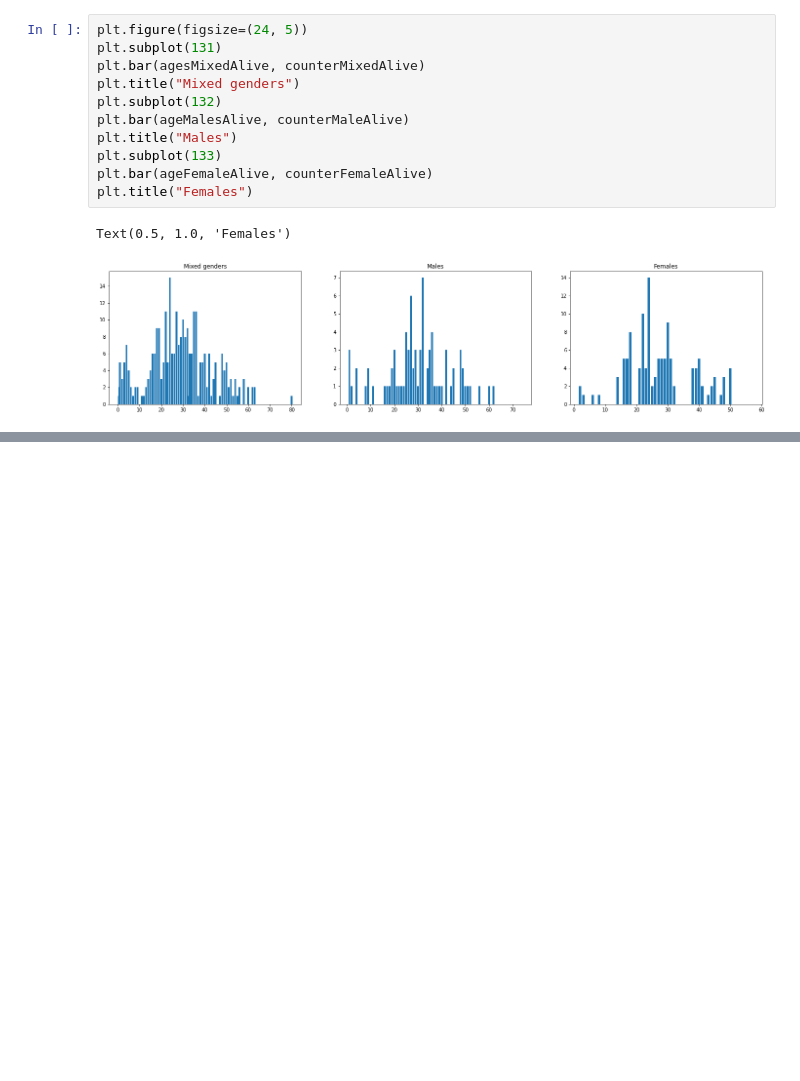
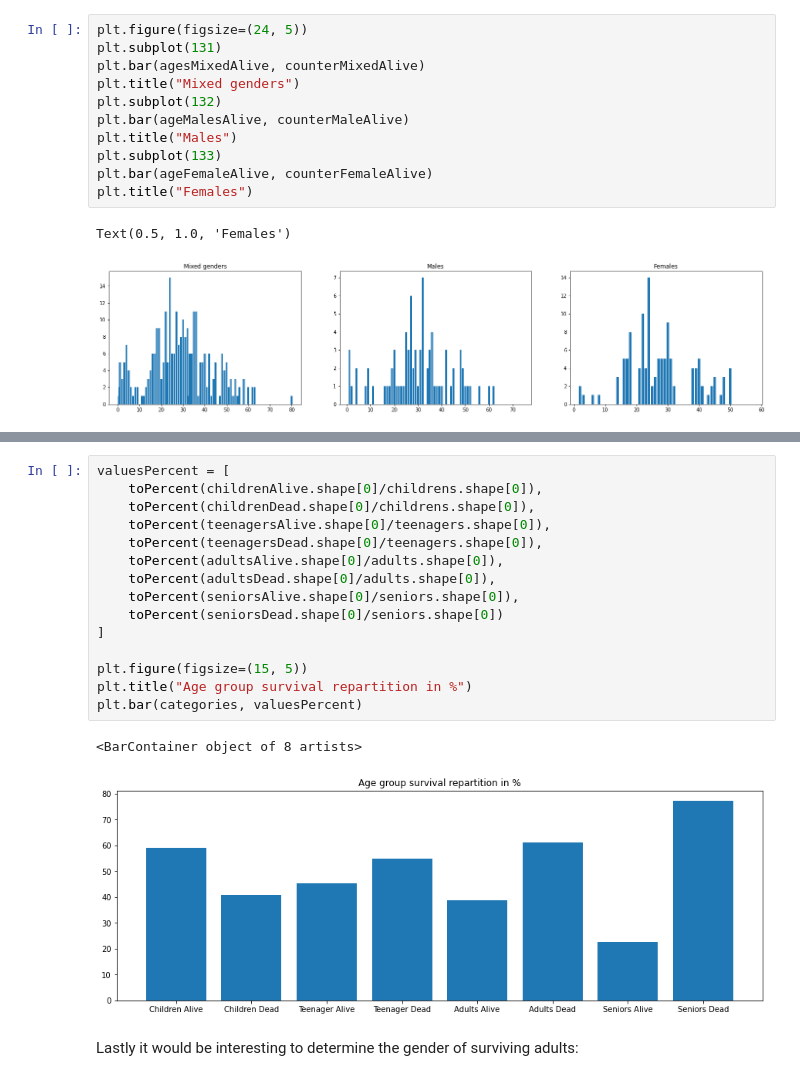
Before and after one commit to GeoffreyKarnbach/Titanic-Survival-Analysis, a Jupyter notebook: analyse.ipynb, the cells around one changed output, grey strips where cells are left out. Saved outputs shown, nothing was run; the diff lists cells and outputs as text; blank space fills up the shorter version.

```diff
--- a/analyse.ipynb
+++ b/analyse.ipynb
@@ -281,0 +357,20 @@ Text(0.5, 1.0, 'Females')
+# %%
+valuesPercent = [
+    toPercent(childrenAlive.shape[0]/childrens.shape[0]),
+    toPercent(childrenDead.shape[0]/childrens.shape[0]),
+    toPercent(teenagersAlive.shape[0]/teenagers.shape[0]),
+    toPercent(teenagersDead.shape[0]/teenagers.shape[0]),
+    toPercent(adultsAlive.shape[0]/adults.shape[0]),
+    toPercent(adultsDead.shape[0]/adults.shape[0]),
+    toPercent(seniorsAlive.shape[0]/seniors.shape[0]),
+    toPercent(seniorsDead.shape[0]/seniors.shape[0])
+]
+
+plt.figure(figsize=(15, 5))
+plt.title("Age group survival repartition in %")
+plt.bar(categories, valuesPercent)
+# %% [output]
+<BarContainer object of 8 artists>
+[figure, added]
+# %% [markdown]
+Lastly it would be interesting to determine the gender of surviving adults:
```
Also changed, not shown: parts of 14 cells of this notebook.
